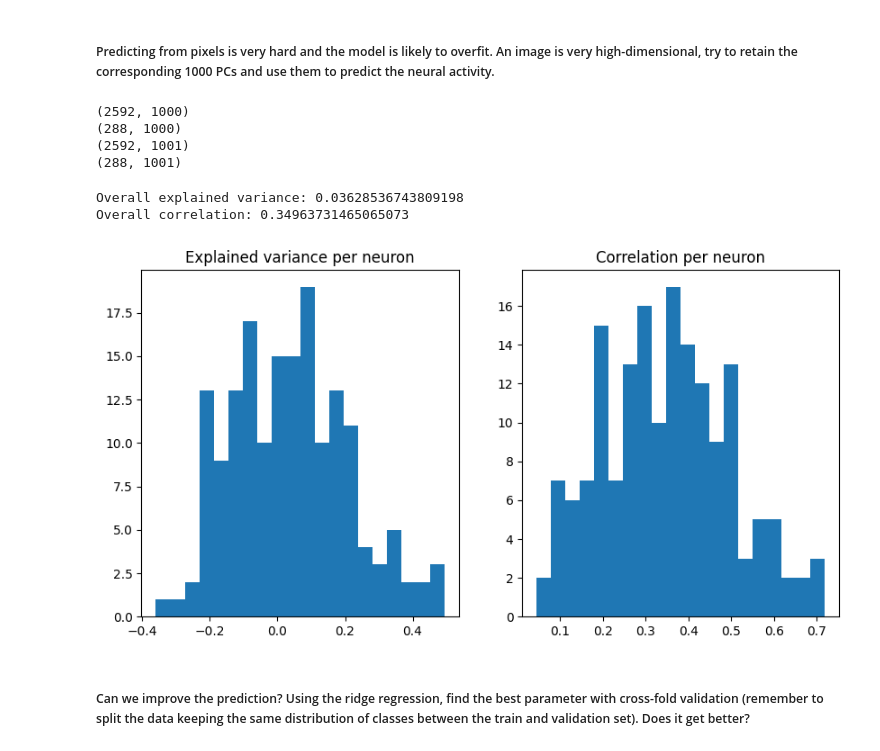
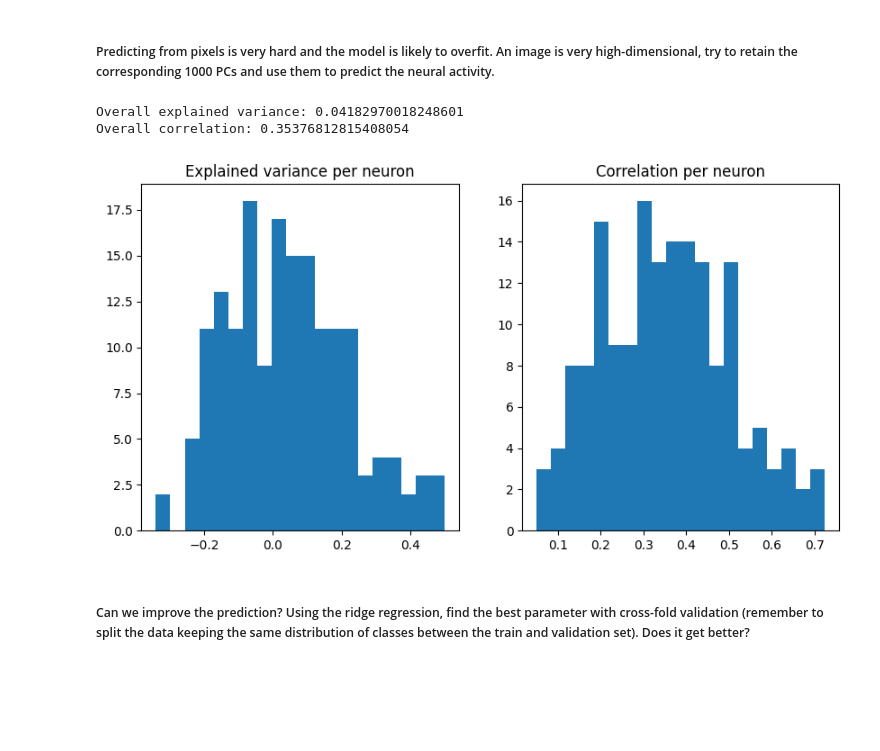
Before and after one commit to ernestoBocini/Brain-Like-Computation-Project, a Jupyter notebook: week5.ipynb, the cells around one changed output. Drawn from its saved outputs; the diff is of its cells as text; code cells hidden in the pictures; blank space fills up the shorter version.

```diff
--- a/week5.ipynb
+++ b/week5.ipynb
@@ -128,79 +152,60 @@ plt.hist(ev_per_neuron, bins=20)
 ##### Predicting from pixels is very hard and the model is likely to overfit. An image is very high-dimensional, try to retain the corresponding 1000 PCs and use them to predict the neural activity.
 # %%
 # perform PCA
-
 n_comp = 1000
 
 pca = PCA(n_components=n_comp)
 pca.fit(stimulus_train_res)
 pca_filters = pca.components_
 pca_features_train = pca.transform(stimulus_train_res)
-print(pca_features_train.shape)
 
 # Take 1000 PCs for the validation set as well
 pca_features_val = pca.transform(stimulus_val_res)
-print(pca_features_val.shape)
-
-# Now join them with the object_8 filters
-
-pca_feature_matrix_8 = np.concatenate((pca_features_train, np.array(objects_train_8).reshape(-1,1)), axis=1)
-print(pca_feature_matrix_8.shape)
-
-# same for validation set
-pca_feature_matrix_8_val = np.concatenate((pca_features_val, np.array(objects_val_8).reshape(-1,1)), axis=1)
-print(pca_feature_matrix_8_val.shape)
-# %% [output]
-(2592, 1000)
-(288, 1000)
-(2592, 1001)
-(288, 1001)
 # %%
 # concatenate the one-hot encoded labels to the feature matrix
-pca_feature_matrix_8_augmented = np.hstack((pca_feature_matrix_8[:,:-1], class_labels_one_hot))
-pca_feature_matrix_8_val_augmented = np.hstack((pca_feature_matrix_8_val[:,:-1], class_labels_one_hot_val))
+pca_features_train_aug= np.hstack((pca_features_train, class_labels_one_hot))
+pca_features_val_aug = np.hstack((pca_features_val, class_labels_one_hot_val))
 # %%
 from sklearn.linear_model import Ridge
 from sklearn.metrics import explained_variance_score
 
 # fit ridge regression model with arbitrary lambda: 10
 num_classes = 8
 lamb = 10
 ridge = Ridge(alpha=lamb, fit_intercept=True)
-ridge.fit(pca_feature_matrix_8_augmented, spikes_train)
+ridge.fit(pca_features_train_aug, spikes_train)
 
 # make predictions using validation set
-y_pred = ridge.predict(pca_feature_matrix_8_val_augmented)
+y_pred = ridge.predict(pca_features_val_aug)
 
-# compute the explained variance for each neuron
-ev_per_neuron = 1 - np.var(y_pred - spikes_val, axis=0) / np.var(spikes_val, axis=0)
-# compute overall explained variance
-ev = explained_variance_score(spikes_val, y_pred)
-print('Overall explained variance:', ev)
+# Explained variance
+ev_per_neuron = explained_variance_score(spikes_val, y_pred, multioutput='raw_values')
+overall_ev = np.mean(ev_per_neuron)
+print('Overall explained variance:', overall_ev)
 
-# compute the correlation for each neuron
-corr_per_neuron = np.array([np.corrcoef(y_pred[:, i], spikes_val[:, i], rowvar=False)[0, 1] for i in range(y_pred.shape[1])])
-# compute overall correlation
-corr = np.mean(corr_per_neuron)
-print('Overall correlation:', corr)
+# Correlation between predicted values and real values
+corr_per_neuron = np.diag(np.corrcoef(spikes_val, y_pred, rowvar = False)[:168, 168:])
+overall_corr = np.mean(corr_per_neuron)
+print('Overall correlation:', overall_corr)
 
-# create subplots
+# Pltot results
 fig, axs = plt.subplots(1, 2, figsize=(10, 5))
 
 # print histogram of explained variance per neuron
 ax = axs[0]
 ax.hist(ev_per_neuron, bins=20)
 ax.set_title('Explained variance per neuron')
 
 # print histogram of correlation per neuron
 ax = axs[1]
 ax.hist(corr_per_neuron, bins=20)
 ax.set_title('Correlation per neuron')
 
 plt.show()
 # %% [output]
-Overall explained variance: 0.03628536743809198
-Overall correlation: 0.34963731465065073
+Overall explained variance: 0.04182970018248601
+Overall correlation: 0.35376812815408054
-[figure, old version]
+[figure, new version]
 # %% [markdown]
 ##### Can we improve the prediction? Using the ridge regression, find the best parameter with cross-fold validation (remember to split the data keeping the same distribution of classes between the train and validation set). Does it get better?
 # %%
```
Also changed, not shown: parts of 11 cells of this notebook, 1 other file.
